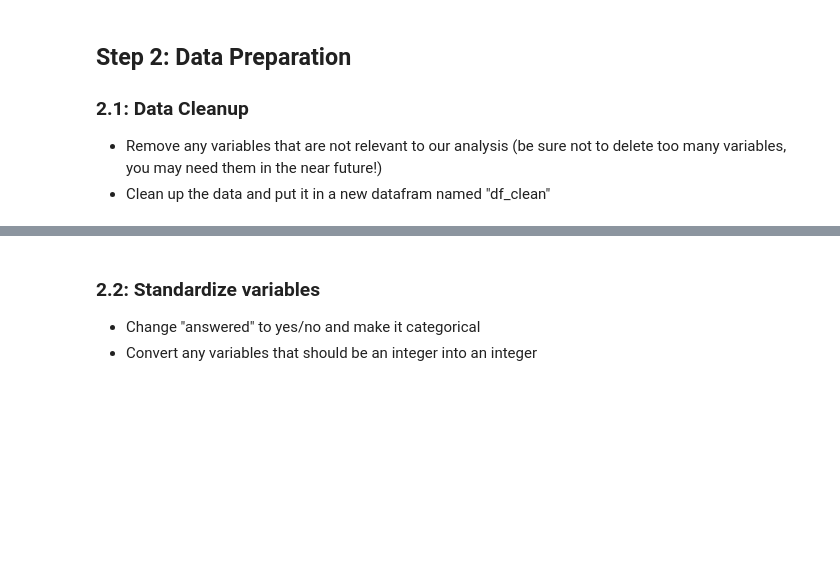
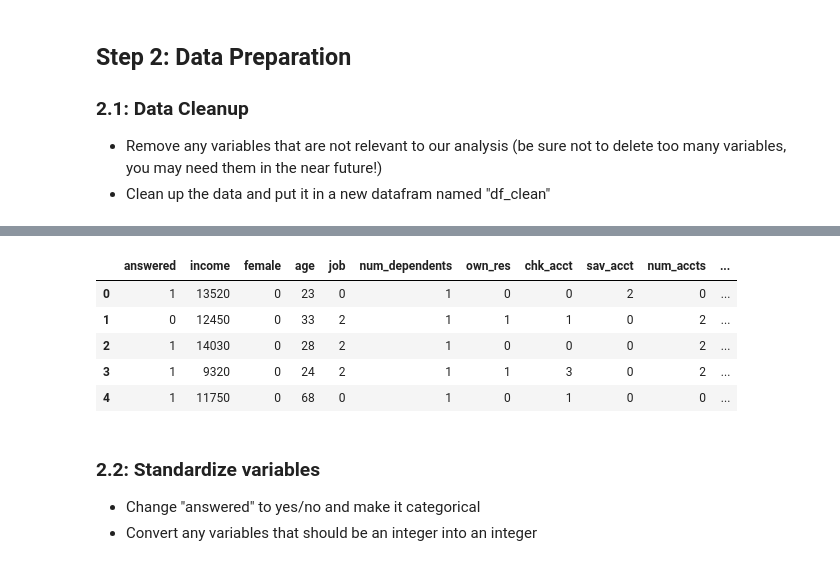
Before and after one commit to u1344368/IS4487, a Jupyter notebook: Assignments/assignment_10_classification.ipynb, the cells around one changed output, grey strips where cells are left out. Saved outputs shown, nothing was run; the diff lists cells and outputs as text; code cells hidden in the pictures; blank space fills up the shorter version.

```diff
--- a/Assignments/assignment_10_classification.ipynb
+++ b/Assignments/assignment_10_classification.ipynb
@@ -104,5 +158,15 @@ df.head(5)
 # %%
 #cleanup any missing or non-standardized data 🔧
+df_clean.isnull().sum()
+df_clean = df_clean.reset_index(drop = True)
+df_clean.head(5)
+# %% [output]
+|  | answered | income | female | age | job | num_dependents | own_res | chk_acct | sav_acct | num_accts | ... |
+| 0 | 1 | 13520 | 0 | 23 | 0 | 1 | 0 | 0 | 2 | 0 | ... |
+| 1 | 0 | 12450 | 0 | 33 | 2 | 1 | 1 | 1 | 0 | 2 | ... |
+| 2 | 1 | 14030 | 0 | 28 | 2 | 1 | 0 | 0 | 0 | 2 | ... |
+| 3 | 1 | 9320 | 0 | 24 | 2 | 1 | 1 | 3 | 0 | 2 | ... |
+| 4 | 1 | 11750 | 0 | 68 | 0 | 1 | 0 | 1 | 0 | 0 | ... |
 # %% [markdown]
 ### 2.2: Standardize variables
 
```
Also changed, not shown: parts of 8 cells of this notebook.
